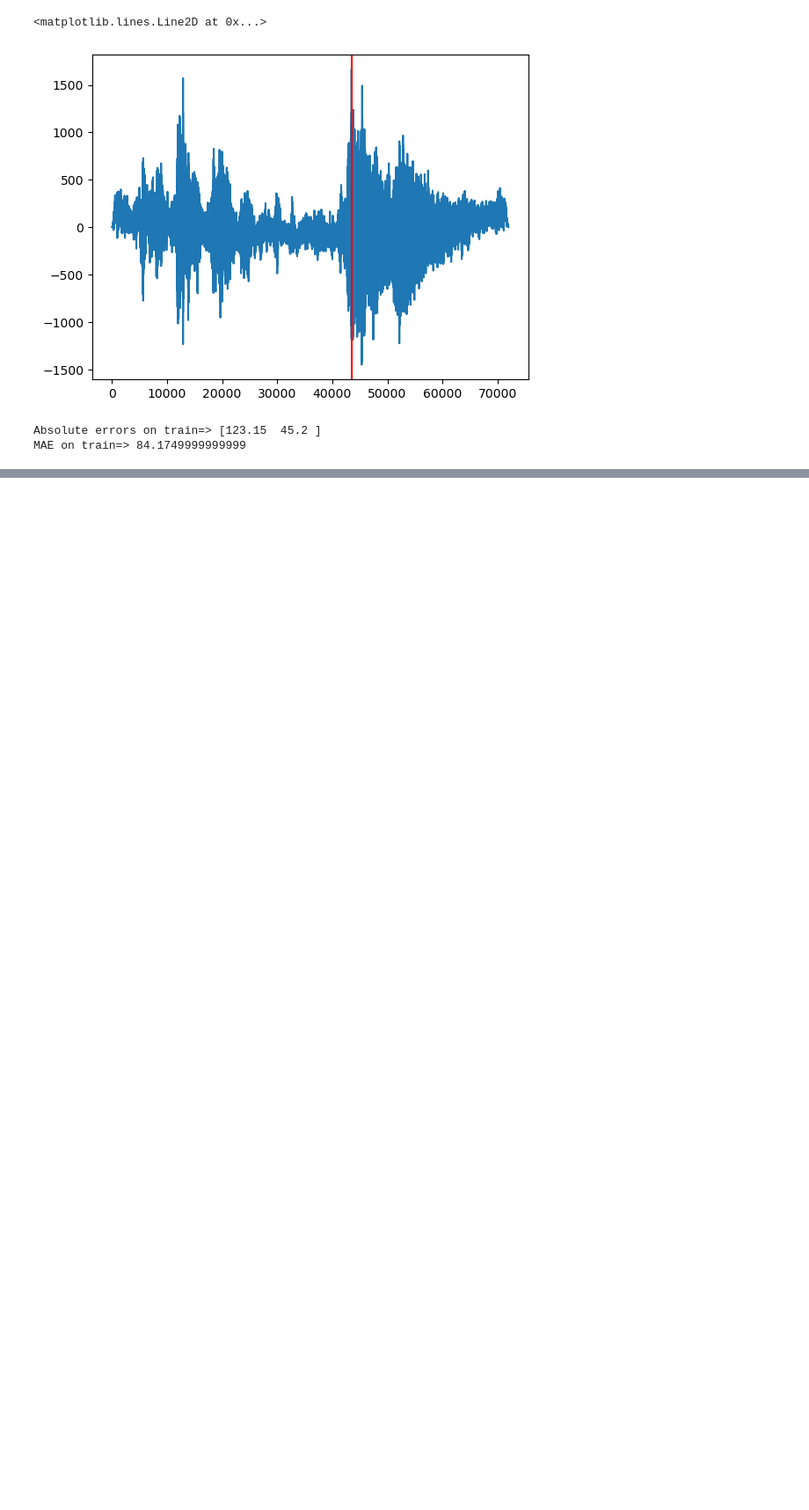
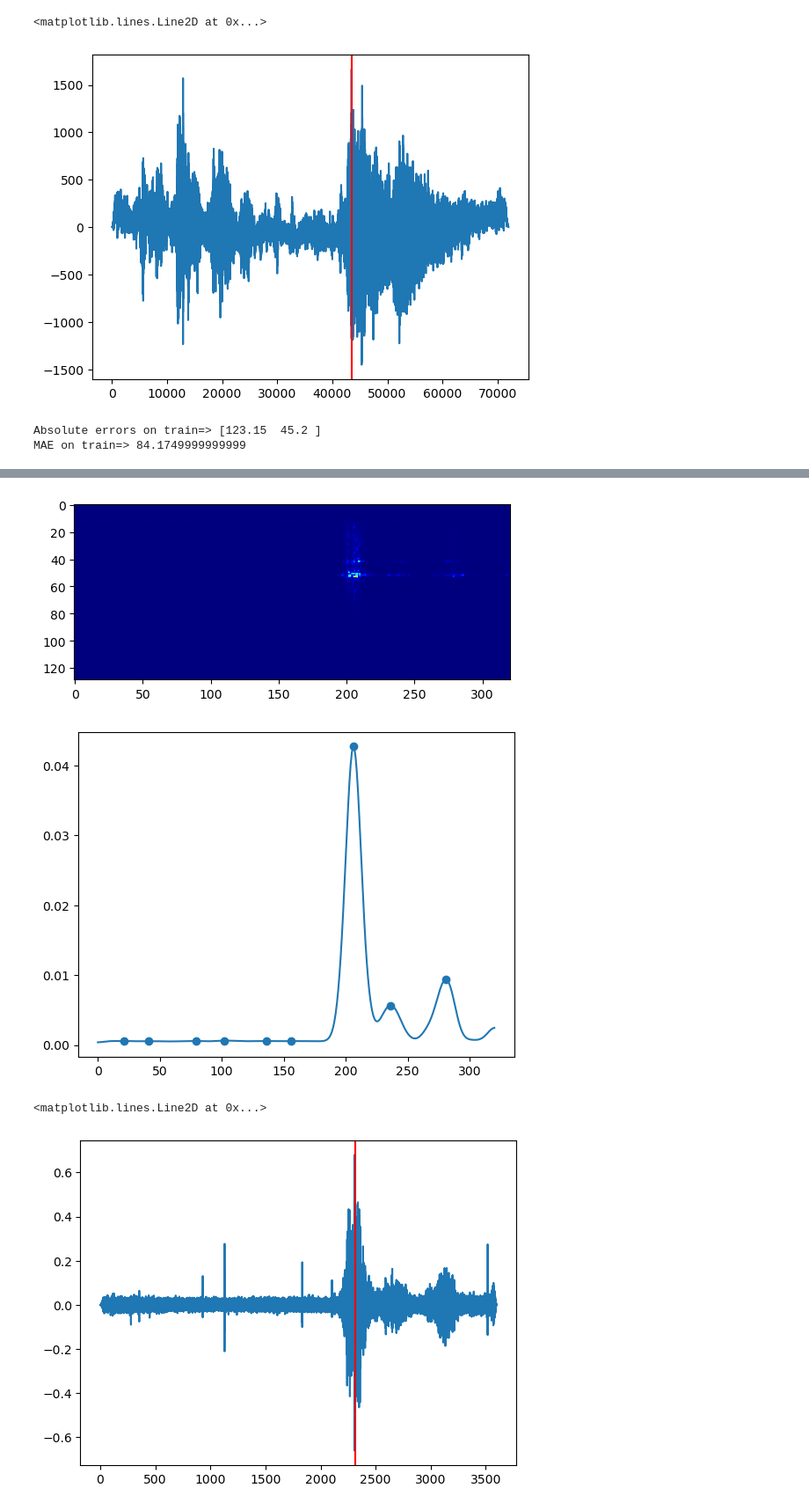
Before and after one commit to RohanGautam/spaceapps2024main, a Jupyter notebook: main/baselines.ipynb, the cells around one changed output, grey strips where cells are left out. Shown: that part at 88% size. Saved outputs shown, nothing was run; the diff lists cells and outputs as text; code cells hidden in the pictures; blank space fills up the shorter version.

Commit message:
spectogram + gaussian smoothing

```diff
--- a/main/baselines.ipynb
+++ b/main/baselines.ipynb
@@ -242,0 +250,31 @@ show_predictions(yhat_train, yhat_test)
+# %%
+# stream = X_train[0]
+stream = X_test[-1].copy()
+stream = stream.filter("lowpass", freq=1.0)
+stream = stream.filter("highpass", freq=5.0)
+f, t, sxx = signal.spectrogram(stream[0].data, stream[0].stats.sampling_rate)
+# maximum power along each timestep
+maxpwr = np.max(sxx, axis=0)
+smoothed_maxpwr = gaussian_filter1d(maxpwr, sigma=5)
+# smoothed_maxpwr = maxpwr
+
+peaks = signal.find_peaks(smoothed_maxpwr)[0]
+
+
+plt.imshow(sxx, cmap=cm.jet)
+plt.show()
+
+x = np.arange(len(smoothed_maxpwr))
+plt.plot(x, smoothed_maxpwr)
+plt.scatter(x[peaks], smoothed_maxpwr[peaks])
+plt.show()
+
+plt.plot(stream[0].times(), stream[0].data)
+max_val_peak = peaks[np.argmax(smoothed_maxpwr[peaks])]
+time = t[max_val_peak]
+plt.axvline(time, c="r")
+# %% [output]
+[figure, added]
+[figure, added]
+<matplotlib.lines.Line2D at 0x...>
+[figure, added]
```
Also changed, not shown: parts of 6 cells of this notebook.
